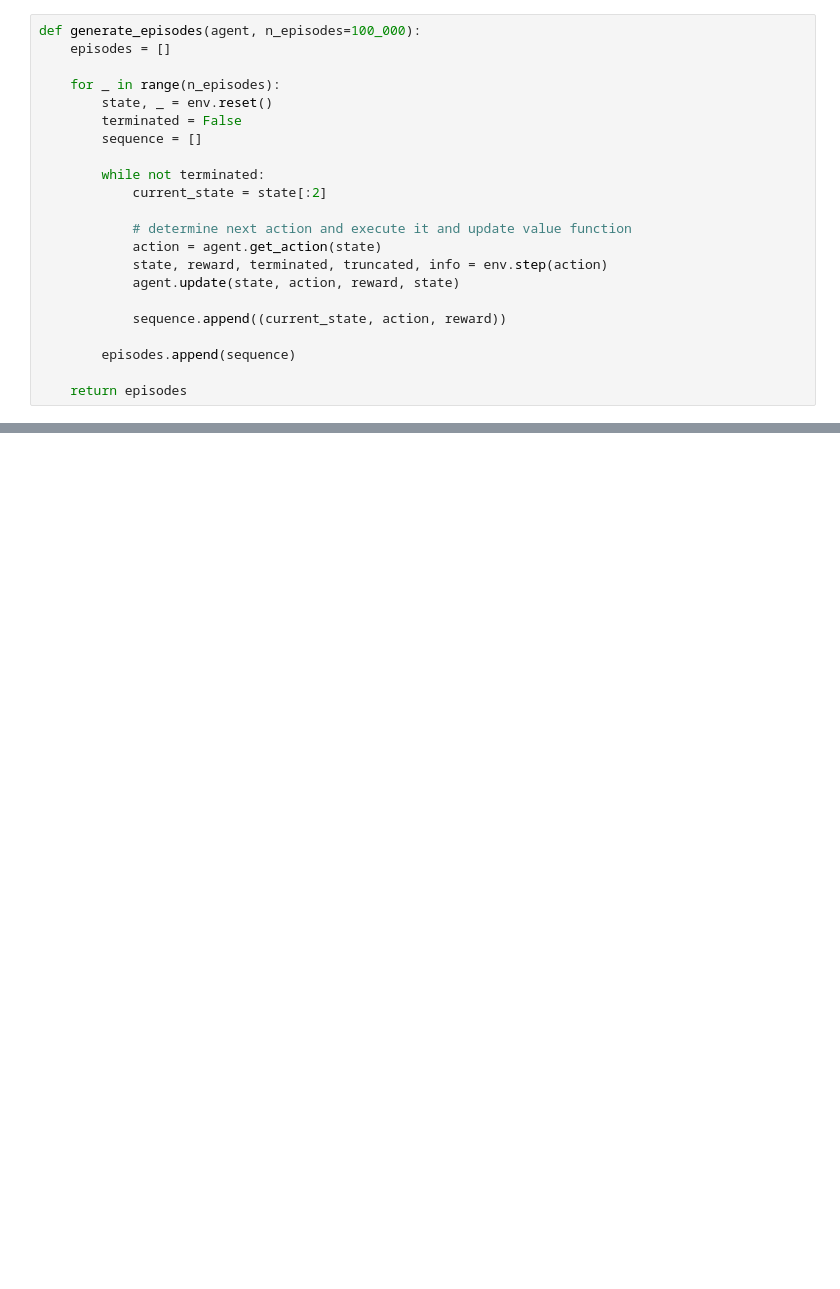
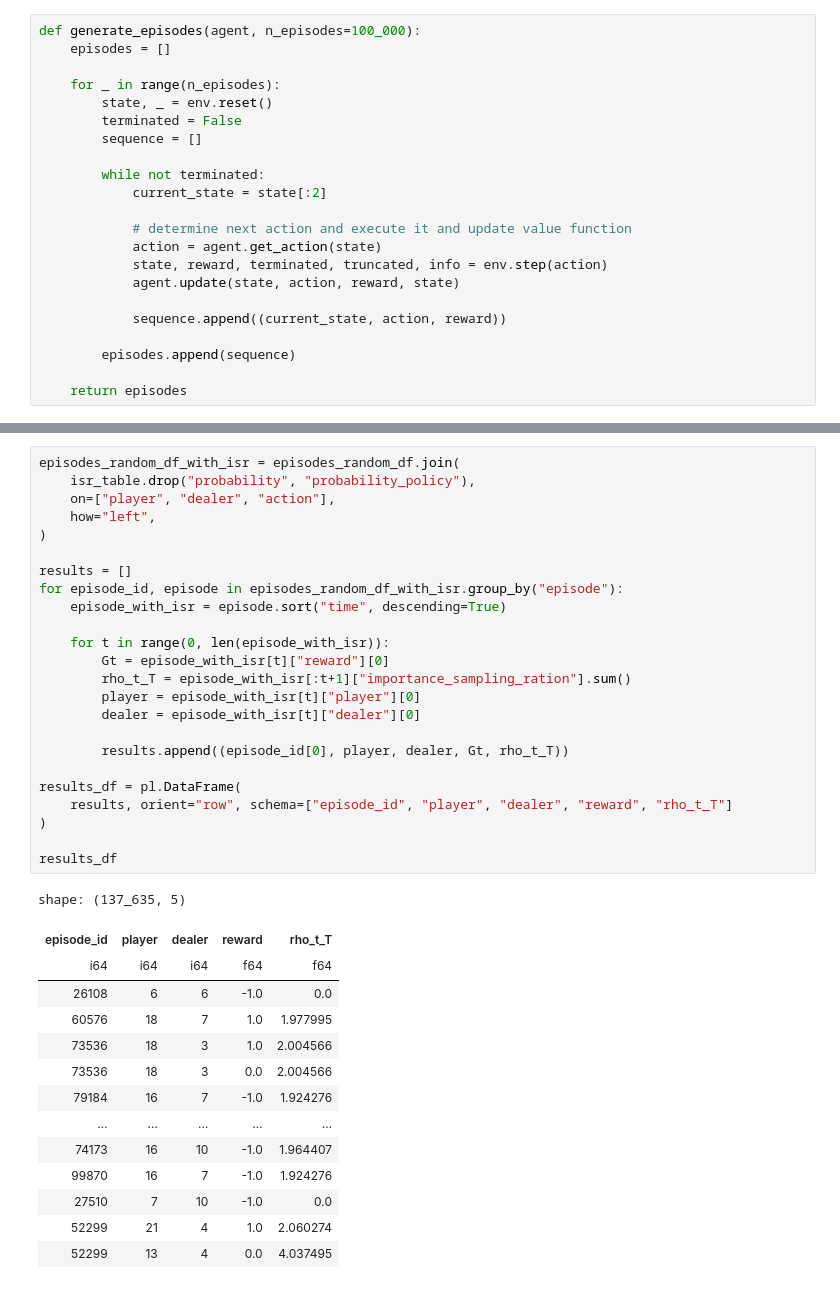
Before and after one commit to clemensfiedler/reinforcement_learning, a Jupyter notebook: src/blackjack.ipynb, the cells around one changed output, grey strips where cells are left out. Saved outputs shown, nothing was run; the diff lists cells and outputs as text; blank space fills up the shorter version.

```diff
--- a/src/blackjack.ipynb
+++ b/src/blackjack.ipynb
@@ -105,0 +214,39 @@ fig.show()
+# %%
+episodes_random_df_with_isr = episodes_random_df.join(
+    isr_table.drop("probability", "probability_policy"),
+    on=["player", "dealer", "action"],
+    how="left",
+)
+
+results = []
+for episode_id, episode in episodes_random_df_with_isr.group_by("episode"):
+    episode_with_isr = episode.sort("time", descending=True)
+
+    for t in range(0, len(episode_with_isr)):
+        Gt = episode_with_isr[t]["reward"][0]
+        rho_t_T = episode_with_isr[:t+1]["importance_sampling_ration"].sum()
+        player = episode_with_isr[t]["player"][0]
+        dealer = episode_with_isr[t]["dealer"][0]
+
+        results.append((episode_id[0], player, dealer, Gt, rho_t_T))
+
+results_df = pl.DataFrame(
+    results, orient="row", schema=["episode_id", "player", "dealer", "reward", "rho_t_T"]
+)
+
+results_df
+# %% [output]
+shape: (137_635, 5)
+| episode_id | player | dealer | reward | rho_t_T |
+| i64 | i64 | i64 | f64 | f64 |
+| 26108 | 6 | 6 | -1.0 | 0.0 |
+| 60576 | 18 | 7 | 1.0 | 1.977995 |
+| 73536 | 18 | 3 | 1.0 | 2.004566 |
+| 73536 | 18 | 3 | 0.0 | 2.004566 |
+| 79184 | 16 | 7 | -1.0 | 1.924276 |
+| … | … | … | … | … |
+| 74173 | 16 | 10 | -1.0 | 1.964407 |
+| 99870 | 16 | 7 | -1.0 | 1.924276 |
+| 27510 | 7 | 10 | -1.0 | 0.0 |
+| 52299 | 21 | 4 | 1.0 | 2.060274 |
+| 52299 | 13 | 4 | 0.0 | 4.037495 |
```
Also changed, not shown: parts of 19 cells of this notebook, 2 other files.
